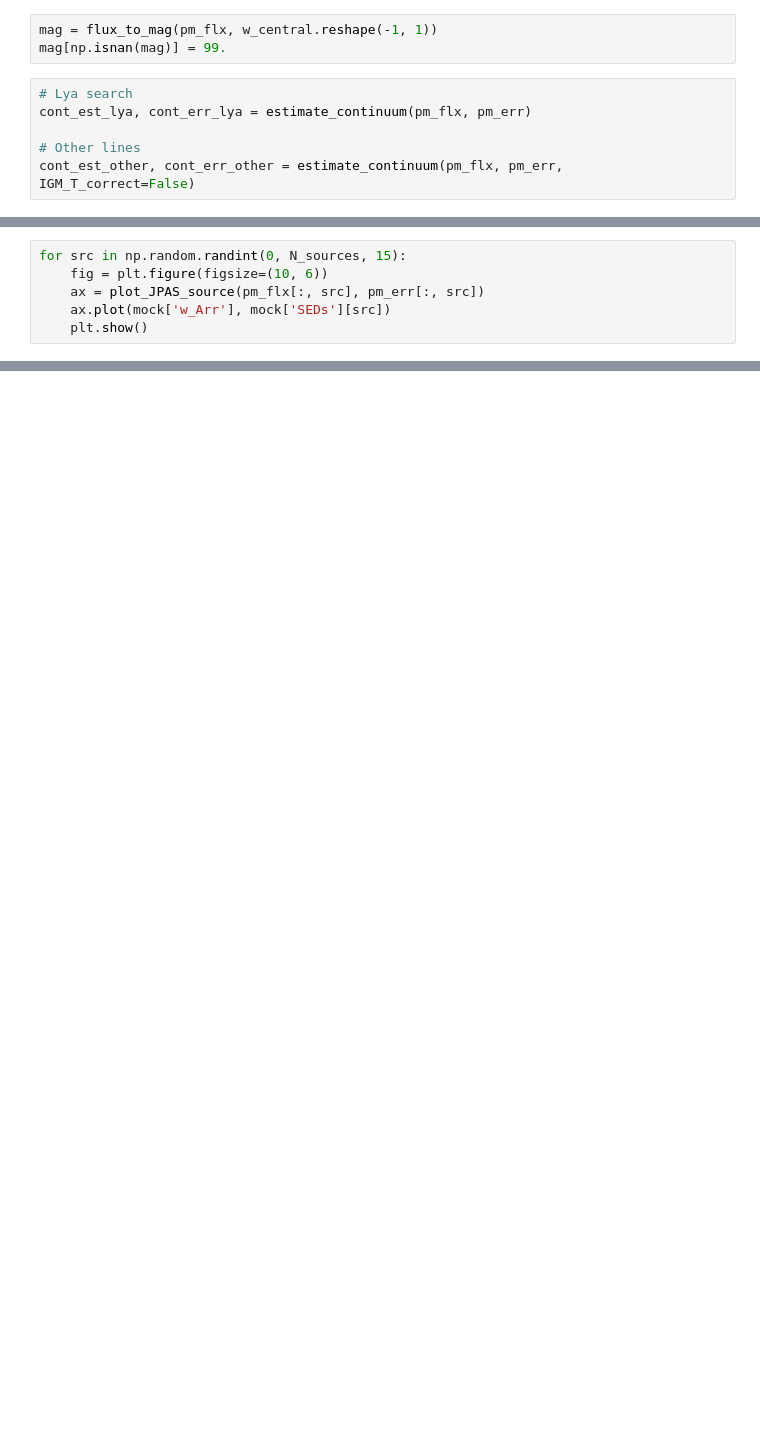
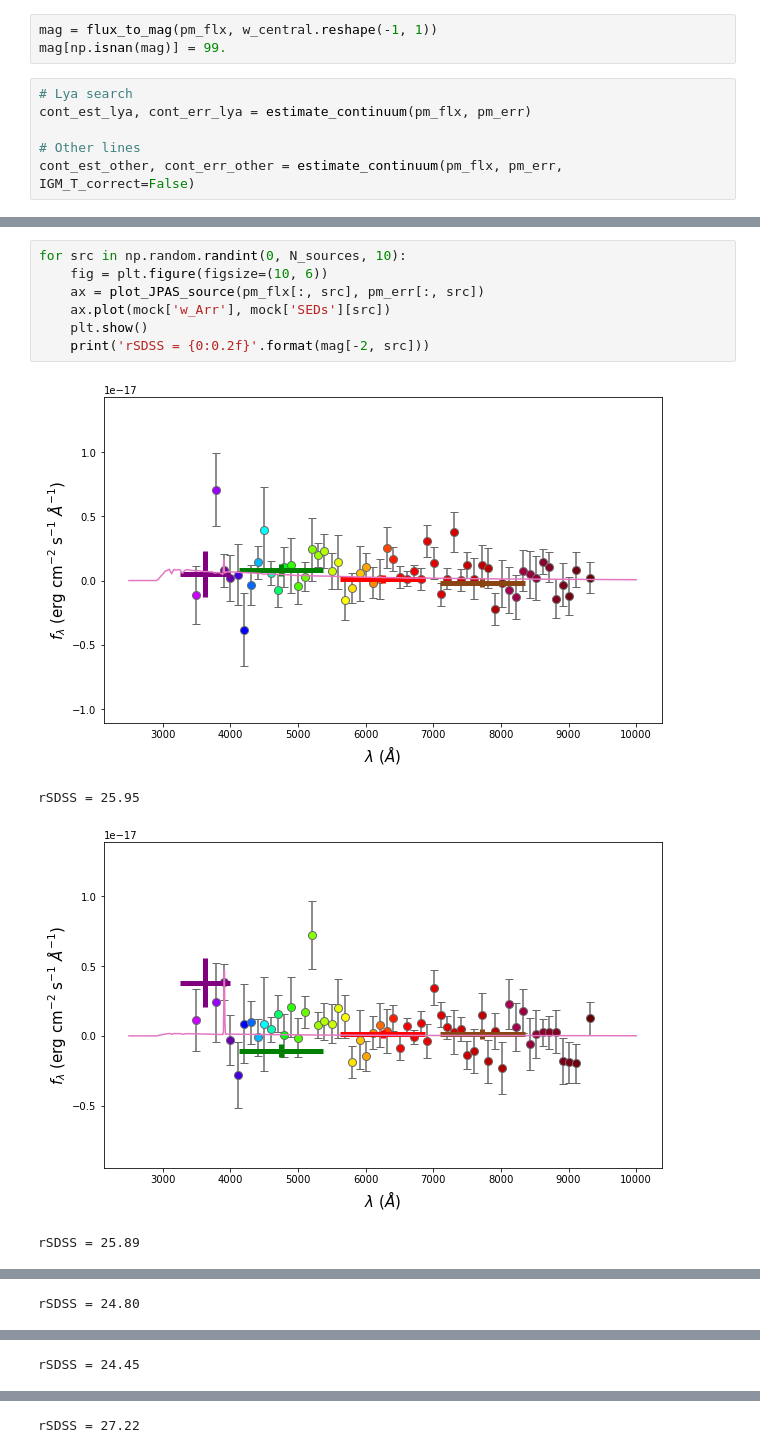
Before and after one commit to totoal/LAEs, a Jupyter notebook: completeness_sfg_2D.ipynb, the cells around one changed output, grey strips where cells are left out. Saved outputs shown, nothing was run; the diff lists cells and outputs as text; blank space fills up the shorter version.

```diff
--- a/completeness_sfg_2D.ipynb
+++ b/completeness_sfg_2D.ipynb
@@ -148,6 +151,12 @@ plt.show()
 # %%
-for src in np.random.randint(0, N_sources, 15):
+for src in np.random.randint(0, N_sources, 10):
     fig = plt.figure(figsize=(10, 6))
     ax = plot_JPAS_source(pm_flx[:, src], pm_err[:, src])
     ax.plot(mock['w_Arr'], mock['SEDs'][src])
     plt.show()
+    print('rSDSS = {0:0.2f}'.format(mag[-2, src]))
+# %% [output]
+[figure, added]
+rSDSS = 25.95
+[figure, added]
+rSDSS = 25.89
@@ -153,0 +164 @@ for src in np.random.randint(0, N_sources, 15):
+rSDSS = 24.80
@@ -153,0 +166 @@ for src in np.random.randint(0, N_sources, 15):
+rSDSS = 24.45
@@ -153,0 +168 @@ for src in np.random.randint(0, N_sources, 15):
+rSDSS = 27.22
```
Also changed, not shown: parts of 12 cells of this notebook, 3 other files.
